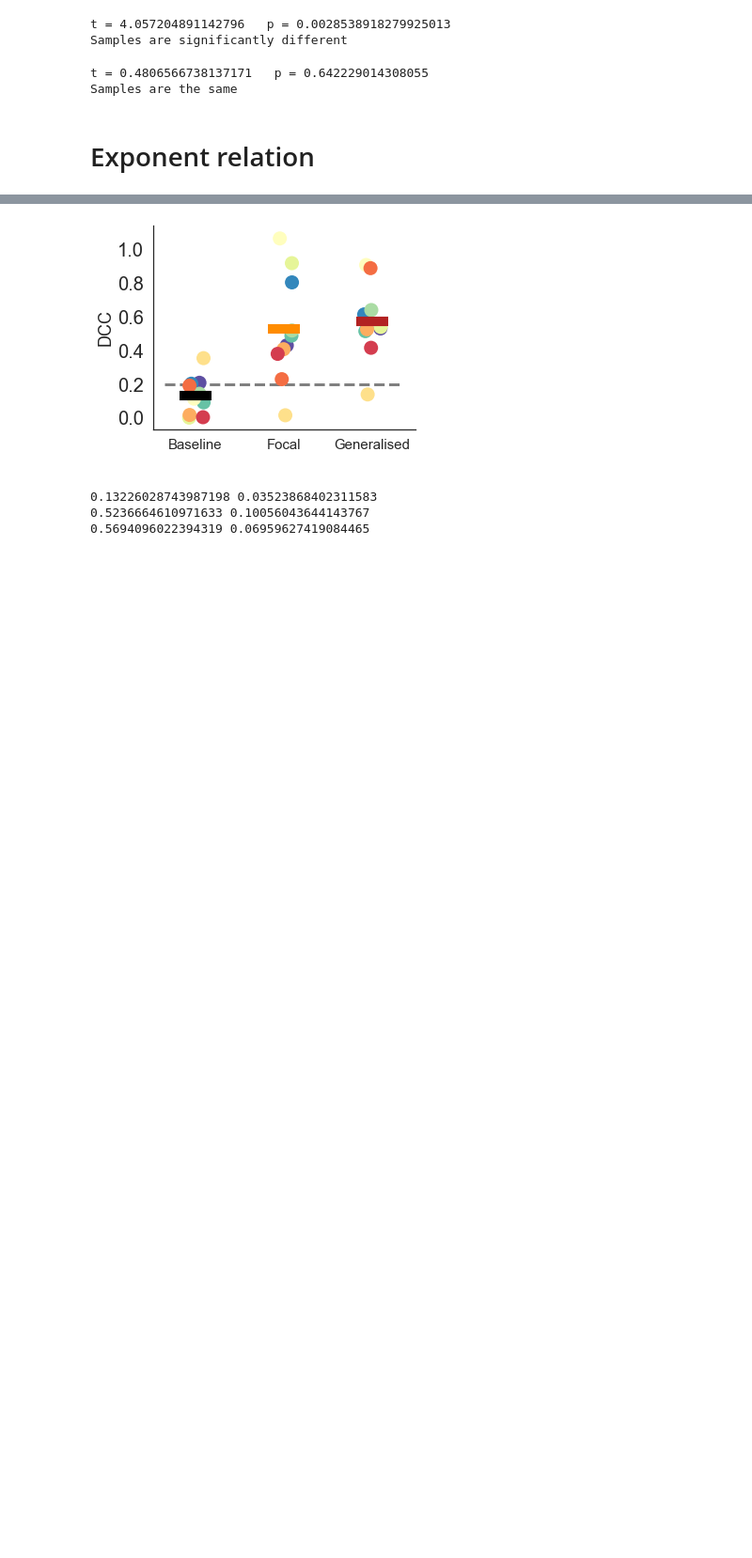
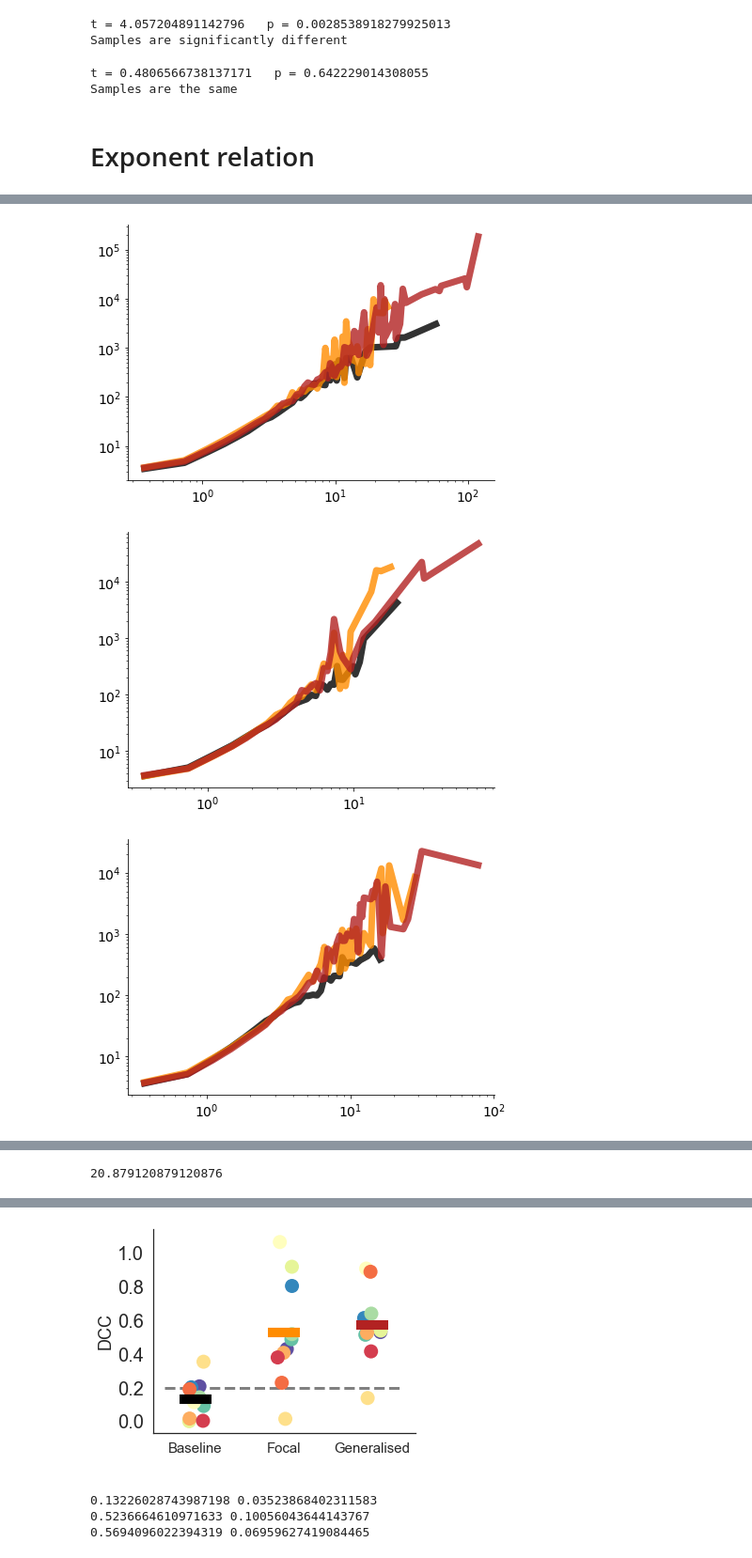
Before and after one commit to dafishcode/criticality, a Jupyter notebook: criticality_seizure.ipynb, the cells around one changed output, grey strips where cells are left out. Shown at 94% size. Drawn from its saved outputs; the diff is of its cells as text; code cells hidden in the pictures; blank space fills up the shorter version.

```diff
--- a/criticality_seizure.ipynb
+++ b/criticality_seizure.ipynb
@@ -704,0 +887,8 @@ plt.show()
+# %%
+for i in range(len(dcc_list)):
+    p = stats.normaltest(dcc_list[i])[1]
+    alpha = 0.05
+    if p > alpha:
+        print('Sample looks Gaussian (fail to reject H0)')
+    else:
+        print('Sample does not look Gaussian (reject H0)')
@@ -704,0 +920,8 @@ plt.show()
+# %%
+gamma_v, bln_exp_v = [0]*len(blnlist),[0]*len(blnlist)
+for i in range(len(blnlist)):
+    bln_exp_v[i],gamma_v[i],p = crfn.DCC(np.load(blnlist[i]))
+# %%
+gamma_v, p5_exp_v = [0]*len(blnlist),[0]*len(blnlist)
+for i in range(len(blnlist)):
+    p5_exp_v[i],gamma_v[i],p = crfn.DCC(np.load(p5list[i]))
@@ -704,0 +930,52 @@ plt.show()
+# %%
+
+import matplotlib
+import powerlaw
+num1 = adfn.name_zero('front',2,12,1)
+colors = ['black', 'darkorange','firebrick']
+labels = ['10$^1$','10$^1$','10$^0$','10$^1$','10$^2$']
+widths = [7, 7, 7]
+lines = ['-', '-', '-']
+
+for i in num1:
+
+    if i != '03':
+        fig, axarr = plt.subplots(figsize = (7,5))
+
+        os.chdir(Fdata + experiment)
+        blnlist = sorted(glob.glob('*E-' + i + '*BLN*_av.npy*'))
+        p5list = sorted(glob.glob('*E-' + i + '*PTZ05*_av.npy*'))
+        p20list = sorted(glob.glob('*E-' + i + '*PTZ20*_av.npy*'))
+        plotlist = [blnlist,p5list,p20list]
+        for e in range(len(plotlist)):
+            avsize = np.load(plotlist[e][0])[0]
+            avdur = (1/2.73)*np.load(plotlist[e][0])[1]
+            sizevec, durvec = [],[]
+            for x in np.unique(avdur):
+                sizevec = np.append(sizevec, np.mean(avsize[np.where(avdur == x)]))
+                durvec = np.append(durvec, x)
+
+            xaxis = np.unique(durvec)
+            yaxis = sizevec
+            axarr.plot(xaxis[:len(xaxis)-1], yaxis[:len(xaxis)-1], linestyle = lines[e], linewidth = widths[e], alpha = 0.8, c = colors[e])
+
+            axarr.set_xscale('log')
+            axarr.set_yscale('log')
+            axarr.get_xaxis().set_major_formatter(matplotlib.ticker.ScalarFormatter())
+            #plt.xlim(right = 1000000)
+            #plt.ylim(bottom = 0.000005)
+            #axarr.set_title(str(blnlist[0]), size = '13')
+            #axarr.set_ylabel('P(S)', size = '13')
+            #axarr.set_xlabel('Avalanche size (events)', size = '13')
+            axarr.spines['top'].set_visible(False)
+            axarr.spines['right'].set_visible(False)
+        axarr.set_xticklabels(labels, size = 14)
+
+        plt.yticks(fontsize = 14)
+        plt.savefig(Ffig + 'av_sizexdur' + i + '.svg', transparent = True)
+
+        plt.show()
+# %% [output]
+[figure, added]
+[figure, added]
+[figure, added]
@@ -704,0 +989,4 @@ plt.show()
+# %%
+e
+# %% [output]
+20.879120879120876
```
Also changed, not shown: parts of 50 cells of this notebook, 7 other files.
